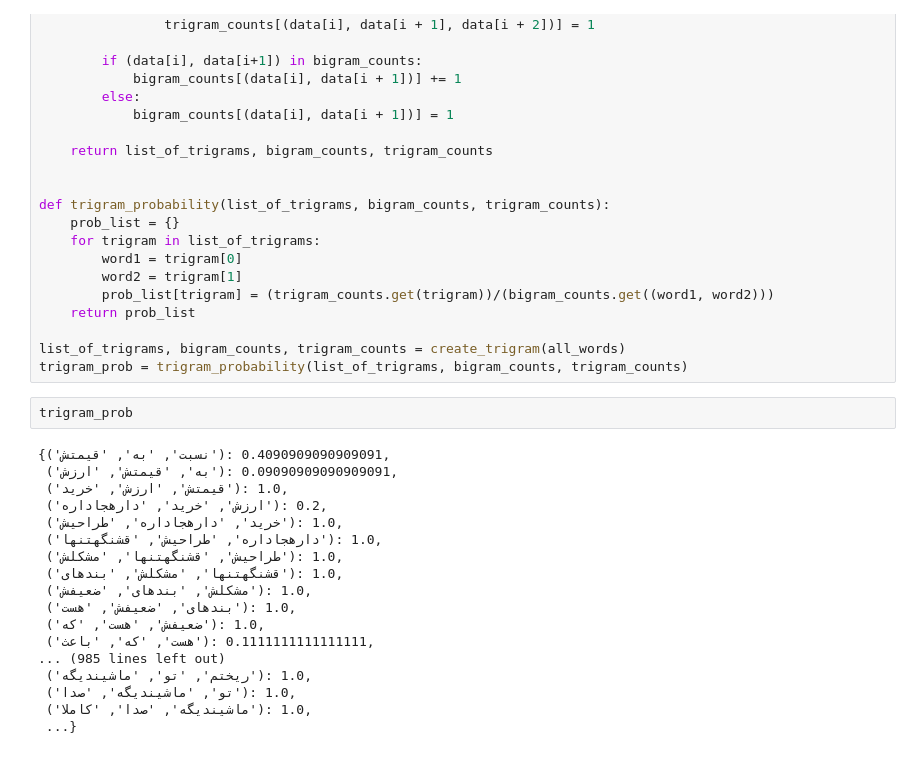
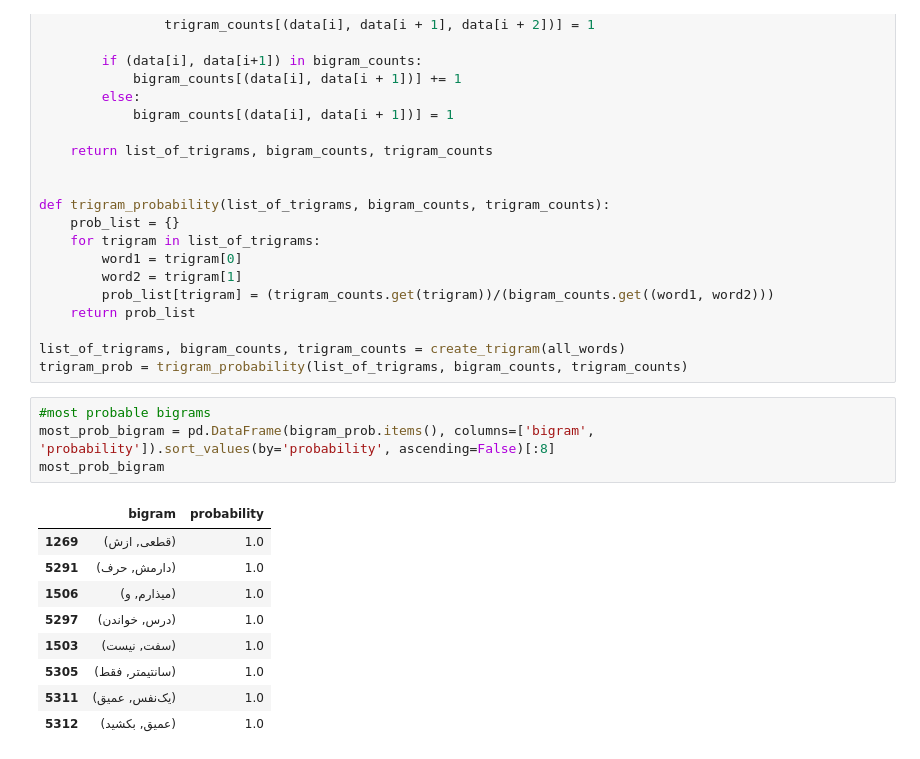
Before and after one commit to pouriaSameti/NLP, a Jupyter notebook: 2-Language model/Language Model.ipynb, the cells around one changed output. Saved outputs shown, nothing was run; the diff lists cells and outputs as text.

Commit message:
Language Model-> showing the most probable sub sentences.

```diff
--- a/2-Language model/Language Model.ipynb
+++ b/2-Language model/Language Model.ipynb
@@ -261,23 +261,17 @@ def trigram_probability(list_of_trigrams, bigram_counts, trigram_counts):
 
 list_of_trigrams, bigram_counts, trigram_counts = create_trigram(all_words)
 trigram_prob = trigram_probability(list_of_trigrams, bigram_counts, trigram_counts)
-# %%
-trigram_prob
-# %% [output]
-{('نسبت', 'به', 'قیمتش'): 0.4090909090909091,
- ('به', 'قیمتش', 'ارزش'): 0.09090909090909091,
- ('قیمتش', 'ارزش', 'خرید'): 1.0,
- ('ارزش', 'خرید', 'دارهجاداره'): 0.2,
- ('خرید', 'دارهجاداره', 'طراحیش'): 1.0,
- ('دارهجاداره', 'طراحیش', 'قشنگهتنها'): 1.0,
- ('طراحیش', 'قشنگهتنها', 'مشکلش'): 1.0,
- ('قشنگهتنها', 'مشکلش', 'بندهای'): 1.0,
- ('مشکلش', 'بندهای', 'ضعیفش'): 1.0,
- ('بندهای', 'ضعیفش', 'هست'): 1.0,
- ('ضعیفش', 'هست', 'که'): 1.0,
- ('هست', 'که', 'باعث'): 0.1111111111111111,
-... (985 lines left out)
- ('ریختم', 'تو', 'ماشیندیگه'): 1.0,
- ('تو', 'ماشیندیگه', 'صدا'): 1.0,
- ('ماشیندیگه', 'صدا', 'کاملا'): 1.0,
- ...}
+# %%
+#most probable bigrams
+most_prob_bigram = pd.DataFrame(bigram_prob.items(), columns=['bigram', 'probability']).sort_values(by='probability', ascending=False)[:8]
+most_prob_bigram
+# %% [output]
+|  | bigram | probability |
+| 1269 | (قطعی, ازش) | 1.0 |
+| 5291 | (دارمش, حرف) | 1.0 |
+| 1506 | (میذارم, و) | 1.0 |
+| 5297 | (درس, خواندن) | 1.0 |
+| 1503 | (سفت, نیست) | 1.0 |
+| 5305 | (سانتیمتر, فقط) | 1.0 |
+| 5311 | (یک‌نفس, عمیق) | 1.0 |
+| 5312 | (عمیق, بکشید) | 1.0 |
```
Also changed, not shown: parts of 1 cell of this notebook.
